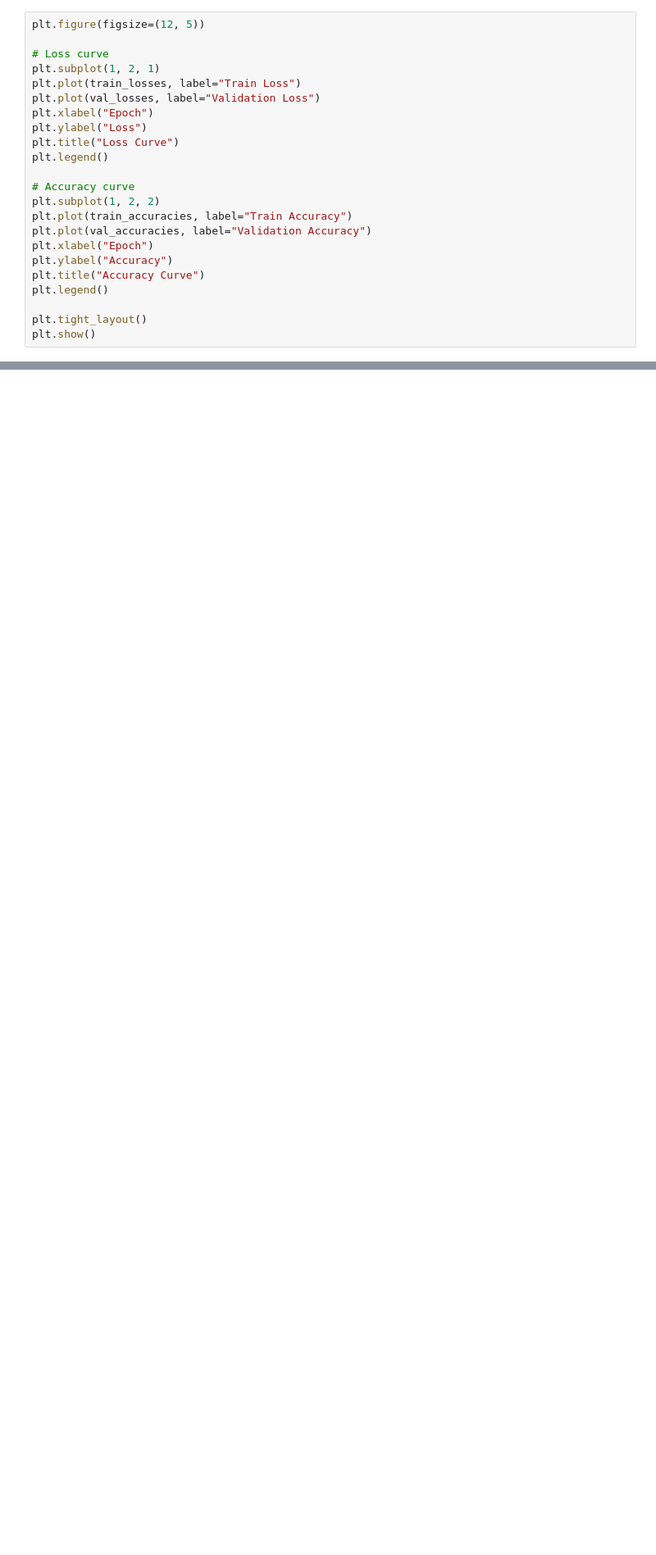
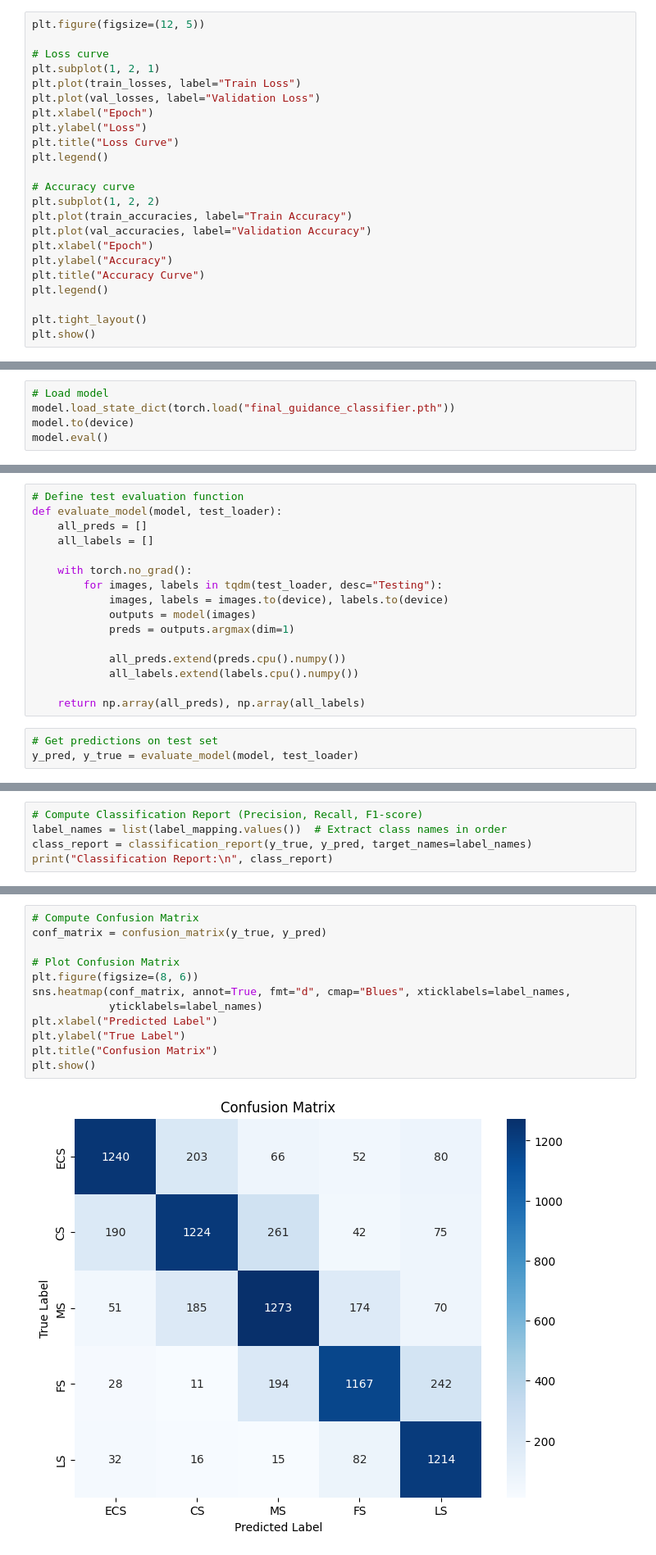
Before and after one commit to sandromikautadze/storyboard-diffusion, a Jupyter notebook: lens_classifier.ipynb, the cells around one changed output, grey strips where cells are left out. Shown at 82% size. Drawn from its saved outputs; the diff is of its cells as text; blank space fills up the shorter version.

Commit message:
refactor and add test scores

```diff
--- a/lens_classifier.ipynb
+++ b/lens_classifier.ipynb
@@ -592,0 +639,5 @@ plt.show()
+# %%
+# Load model
+model.load_state_dict(torch.load("final_guidance_classifier.pth"))
+model.to(device)
+model.eval()
@@ -592,0 +662,19 @@ plt.show()
+# %%
+# Define test evaluation function
+def evaluate_model(model, test_loader):
+    all_preds = []
+    all_labels = []
+
+    with torch.no_grad():
+        for images, labels in tqdm(test_loader, desc="Testing"):
+            images, labels = images.to(device), labels.to(device)
+            outputs = model(images)
+            preds = outputs.argmax(dim=1)
+
+            all_preds.extend(preds.cpu().numpy())
+            all_labels.extend(labels.cpu().numpy())
+
+    return np.array(all_preds), np.array(all_labels)
+# %%
+# Get predictions on test set
+y_pred, y_true = evaluate_model(model, test_loader)
@@ -592,0 +687,5 @@ plt.show()
+# %%
+# Compute Classification Report (Precision, Recall, F1-score)
+label_names = list(label_mapping.values())  # Extract class names in order
+class_report = classification_report(y_true, y_pred, target_names=label_names)
+print("Classification Report:\n", class_report)
@@ -592,0 +705,14 @@ plt.show()
+# %%
+# Compute Confusion Matrix
+conf_matrix = confusion_matrix(y_true, y_pred)
+
+# Plot Confusion Matrix
+plt.figure(figsize=(8, 6))
+sns.heatmap(conf_matrix, annot=True, fmt="d", cmap="Blues", xticklabels=label_names,
+            yticklabels=label_names)
+plt.xlabel("Predicted Label")
+plt.ylabel("True Label")
+plt.title("Confusion Matrix")
+plt.show()
+# %% [output]
+[figure, added]
```
Also changed, not shown: parts of 55 cells of this notebook.
